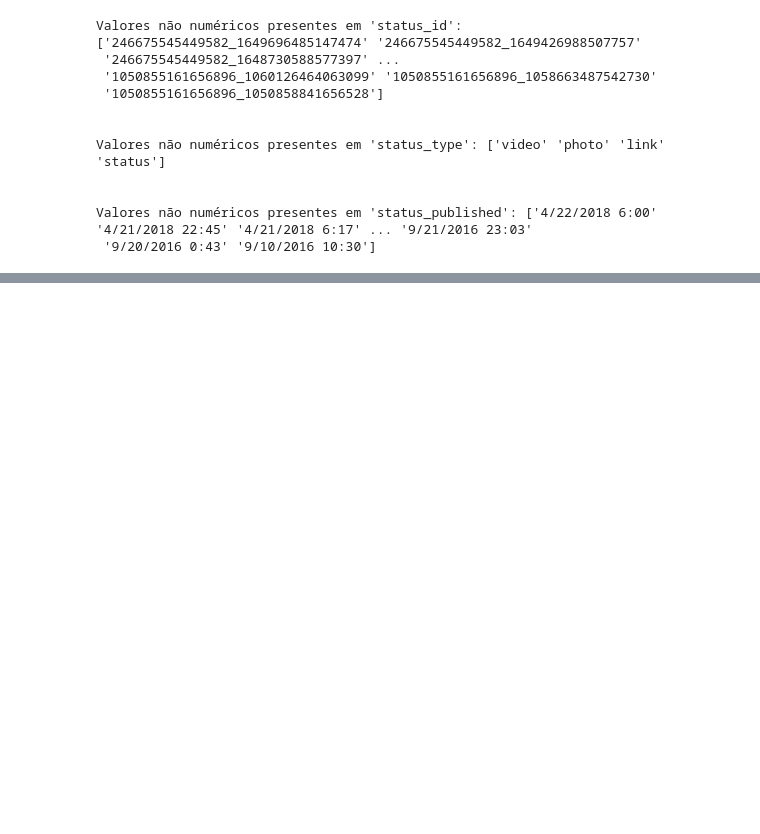
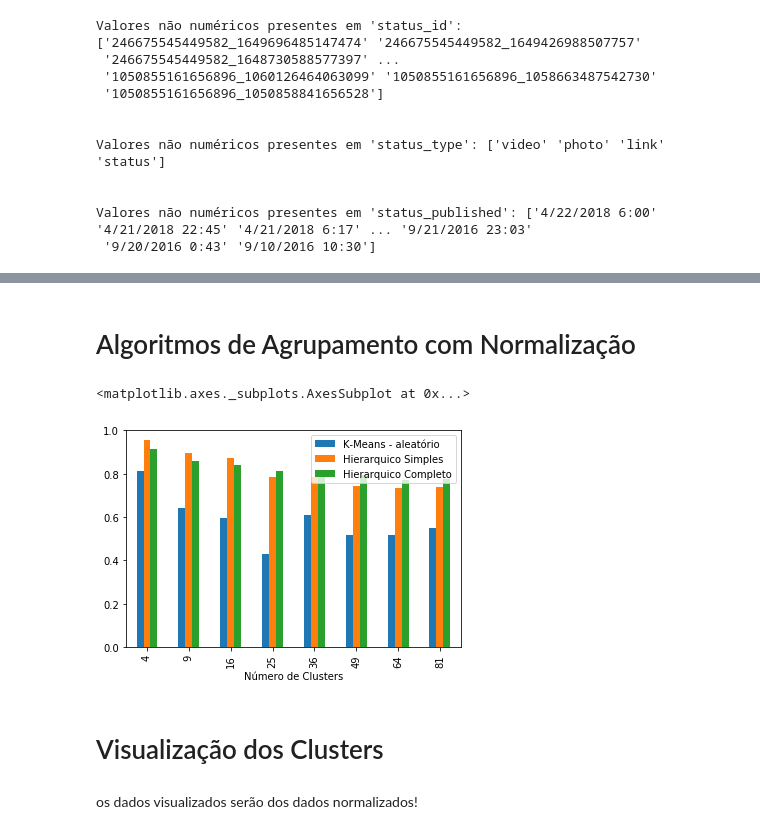
Before and after one commit to LuyzaDomingos/IA, a Jupyter notebook: Clusterizacao/questao3.ipynb, the cells around one changed output, grey strips where cells are left out. Drawn from its saved outputs; the diff is of its cells as text; code cells hidden in the pictures; blank space fills up the shorter version.

```diff
--- a/Clusterizacao/questao3.ipynb
+++ b/Clusterizacao/questao3.ipynb
@@ -139,0 +278,6 @@ Valores não numéricos presentes em 'status_published': ['4/22/2018 6:00' '4/21
+# %%
+normal = preprocessing.RobustScaler() #lida melhor com outleirs
+
+normalizacao = pd.DataFrame(normal.fit_transform(df_base),columns = df_base.columns.values)
+
+normalizacao.head()
@@ -139,0 +291,32 @@ Valores não numéricos presentes em 'status_published': ['4/22/2018 6:00' '4/21
+# %% [markdown]
+# Algoritmos de Agrupamento com Normalização
+# %%
+silhuet = []
+
+for n in intera:
+
+    kmeans_r = cluster.KMeans(n_clusters=n,init ="random").fit(normalizacao)
+
+    hierarquico_simples = cluster.AgglomerativeClustering(n_clusters=n, linkage="single")
+    hierarquico_completo = cluster.AgglomerativeClustering(n_clusters=n, linkage="complete")
+
+    cluster_kmeans = normalizacao.assign(cluster_numero = kmeans_r.predict(normalizacao))
+
+    cluster_hierarquico_simples = normalizacao.assign(cluster_numero = hierarquico_simples.fit_predict(normalizacao))
+    cluster_hierarquico_completo = normalizacao.assign(cluster_numero = hierarquico_completo.fit_predict(normalizacao))
+
+
+    silhuet.append({ "Número de Clusters": n,
+                     "K-Means - aleatório": metrics.silhouette_score(cluster_kmeans,labels = cluster_kmeans['cluster_numero']),
+                    "Hierarquico Simples": metrics.silhouette_score(cluster_hierarquico_simples,labels = cluster_hierarquico_simples['cluster_numero']),
+                    "Hierarquico Completo": metrics.silhouette_score(cluster_hierarquico_completo,labels = cluster_hierarquico_completo['cluster_numero'])})
+# %%
+pd.DataFrame(silhuet).plot.bar(x="Número de Clusters",
+                                        y =["K-Means - aleatório","Hierarquico Simples","Hierarquico Completo"])
+# %% [output]
+<matplotlib.axes._subplots.AxesSubplot at 0x...>
+[figure, added]
+# %% [markdown]
+# Visualização dos Clusters
+# %% [markdown]
+os dados visualizados serão dos dados normalizados!
```
Also changed, not shown: parts of 27 cells of this notebook, 1 other file.
